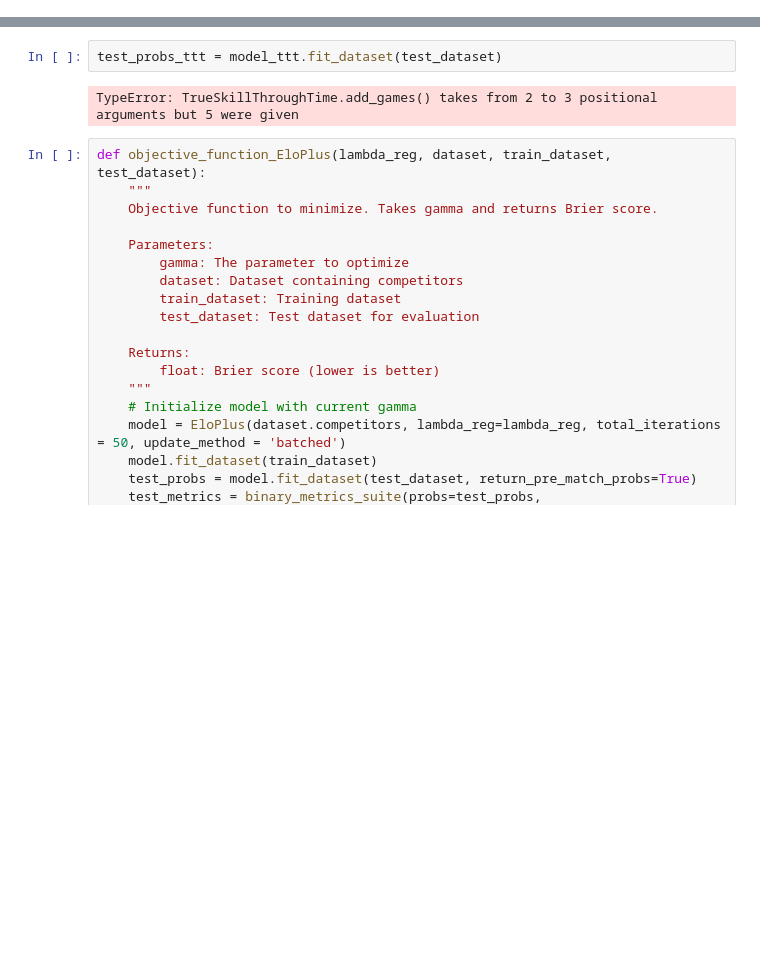
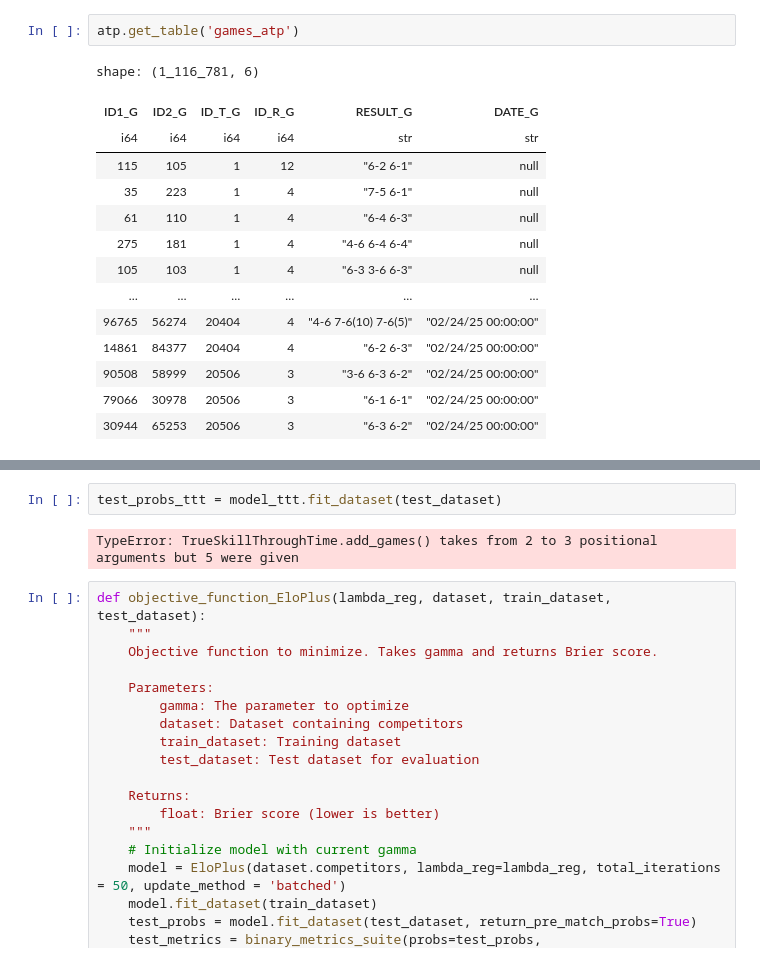
Before and after one commit to PaulMainwood/tennis, a Jupyter notebook: test_mdb.ipynb, the cells around one changed output, grey strips where cells are left out. Saved outputs shown, nothing was run; the diff lists cells and outputs as text; blank space fills up the shorter version.

```diff
--- a/test_mdb.ipynb
+++ b/test_mdb.ipynb
@@ -61,0 +158,17 @@ print(test_metrics_Glicko2)
+# %%
+atp.get_table('games_atp')
+# %% [output]
+shape: (1_116_781, 6)
+| ID1_G | ID2_G | ID_T_G | ID_R_G | RESULT_G | DATE_G |
+| i64 | i64 | i64 | i64 | str | str |
+| 115 | 105 | 1 | 12 | "6-2 6-1" | null |
+| 35 | 223 | 1 | 4 | "7-5 6-1" | null |
+| 61 | 110 | 1 | 4 | "6-4 6-3" | null |
+| 275 | 181 | 1 | 4 | "4-6 6-4 6-4" | null |
+| 105 | 103 | 1 | 4 | "6-3 3-6 6-3" | null |
+| … | … | … | … | … | … |
+| 96765 | 56274 | 20404 | 4 | "4-6 7-6(10) 7-6(5)" | "02/24/25 00:00:00" |
+| 14861 | 84377 | 20404 | 4 | "6-2 6-3" | "02/24/25 00:00:00" |
+| 90508 | 58999 | 20506 | 3 | "3-6 6-3 6-2" | "02/24/25 00:00:00" |
+| 79066 | 30978 | 20506 | 3 | "6-1 6-1" | "02/24/25 00:00:00" |
+| 30944 | 65253 | 20506 | 3 | "6-3 6-2" | "02/24/25 00:00:00" |
```
Also changed, not shown: parts of 26 cells of this notebook, 3 other files.
